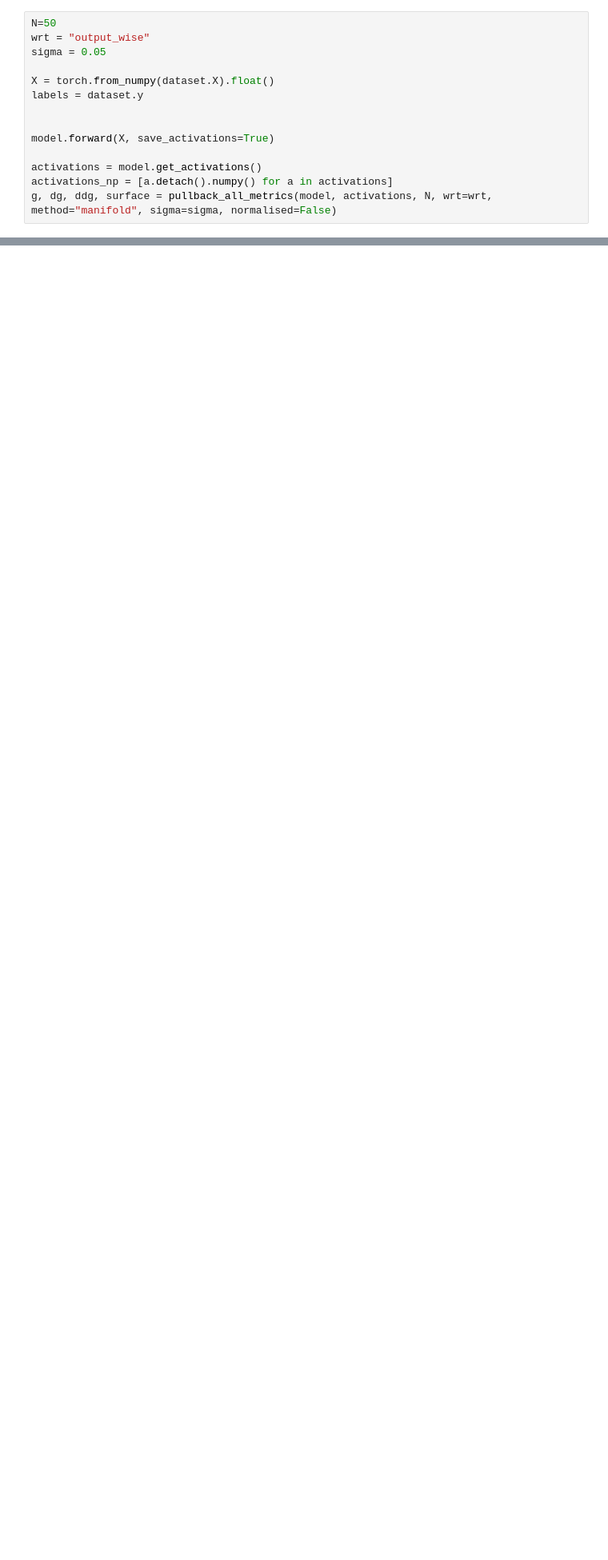
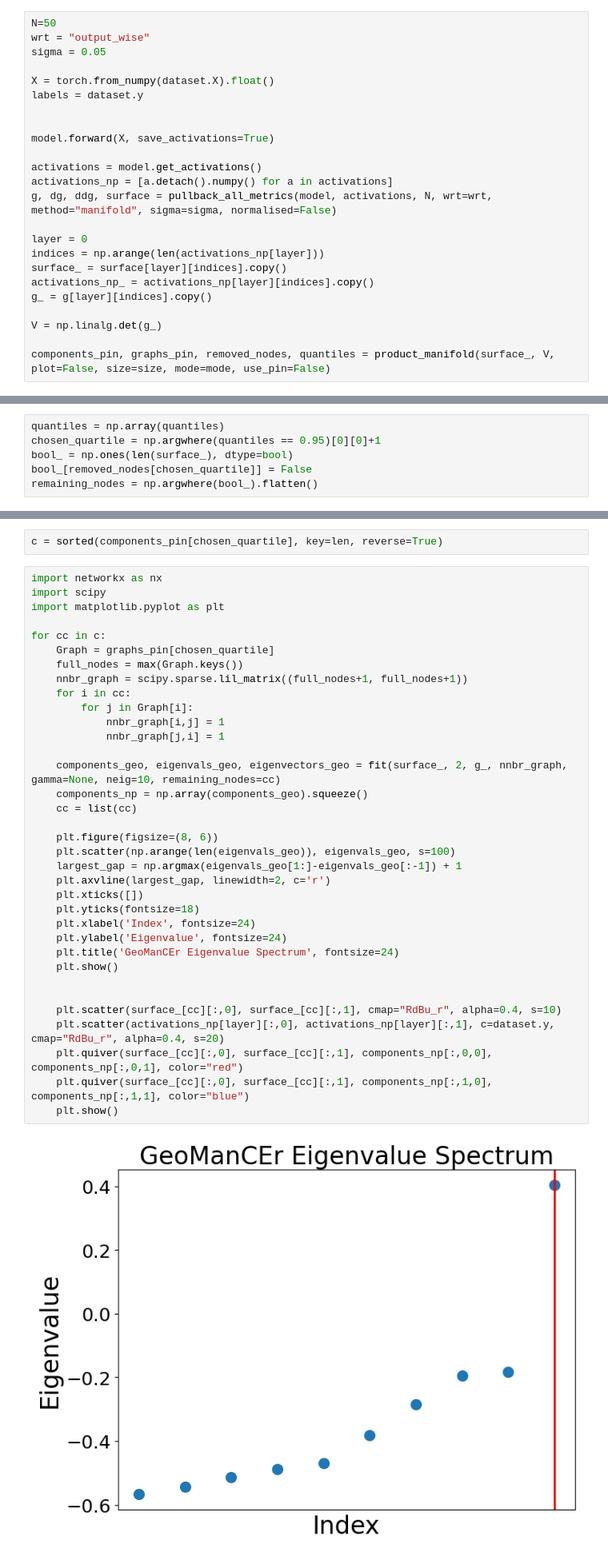
Before and after one commit to MaximilianPowers/Thesis, a Jupyter notebook: experiments/supervised/product_manifold/experiment_3.ipynb, the cells around one changed output, grey strips where cells are left out. Shown at 80% size. Cells and saved outputs as stored; diff of their text form; blank space fills up the shorter version.

```diff
--- a/experiments/supervised/product_manifold/experiment_3.ipynb
+++ b/experiments/supervised/product_manifold/experiment_3.ipynb
@@ -59,3 +394,13 @@ model.forward(X, save_activations=True)
 activations = model.get_activations()
 activations_np = [a.detach().numpy() for a in activations]
 g, dg, ddg, surface = pullback_all_metrics(model, activations, N, wrt=wrt, method="manifold", sigma=sigma, normalised=False)
+
+layer = 0
+indices = np.arange(len(activations_np[layer]))
+surface_ = surface[layer][indices].copy()
+activations_np_ = activations_np[layer][indices].copy()
+g_ = g[layer][indices].copy()
+
+V = np.linalg.det(g_)
+
+components_pin, graphs_pin, removed_nodes, quantiles = product_manifold(surface_, V, plot=False, size=size, mode=mode, use_pin=False)
@@ -89,0 +407,6 @@ plt.savefig(f"figures/{mode}/{size}/components_3d.png")
+# %%
+quantiles = np.array(quantiles)
+chosen_quartile = np.argwhere(quantiles == 0.95)[0][0]+1
+bool_ = np.ones(len(surface_), dtype=bool)
+bool_[removed_nodes[chosen_quartile]] = False
+remaining_nodes = np.argwhere(bool_).flatten()
@@ -89,0 +418,39 @@ plt.savefig(f"figures/{mode}/{size}/components_3d.png")
+# %%
+c = sorted(components_pin[chosen_quartile], key=len, reverse=True)
+# %%
+import networkx as nx
+import scipy
+import matplotlib.pyplot as plt
+
+for cc in c:
+    Graph = graphs_pin[chosen_quartile]
+    full_nodes = max(Graph.keys())
+    nnbr_graph = scipy.sparse.lil_matrix((full_nodes+1, full_nodes+1))
+    for i in cc:
+        for j in Graph[i]:
+            nnbr_graph[i,j] = 1
+            nnbr_graph[j,i] = 1
+
+    components_geo, eigenvals_geo, eigenvectors_geo = fit(surface_, 2, g_, nnbr_graph, gamma=None, neig=10, remaining_nodes=cc)
+    components_np = np.array(components_geo).squeeze()
+    cc = list(cc)
+
+    plt.figure(figsize=(8, 6))
+    plt.scatter(np.arange(len(eigenvals_geo)), eigenvals_geo, s=100)
+    largest_gap = np.argmax(eigenvals_geo[1:]-eigenvals_geo[:-1]) + 1
+    plt.axvline(largest_gap, linewidth=2, c='r')
+    plt.xticks([])
+    plt.yticks(fontsize=18)
+    plt.xlabel('Index', fontsize=24)
+    plt.ylabel('Eigenvalue', fontsize=24)
+    plt.title('GeoManCEr Eigenvalue Spectrum', fontsize=24)
+    plt.show()
+
+
+    plt.scatter(surface_[cc][:,0], surface_[cc][:,1], cmap="RdBu_r", alpha=0.4, s=10)
+    plt.scatter(activations_np[layer][:,0], activations_np[layer][:,1], c=dataset.y, cmap="RdBu_r", alpha=0.4, s=20)
+    plt.quiver(surface_[cc][:,0], surface_[cc][:,1], components_np[:,0,0], components_np[:,0,1], color="red")
+    plt.quiver(surface_[cc][:,0], surface_[cc][:,1], components_np[:,1,0], components_np[:,1,1], color="blue")
+    plt.show()
+# %% [output]
+[figure, added]
```
Also changed, not shown: parts of 9 cells of this notebook, 2 other files.
